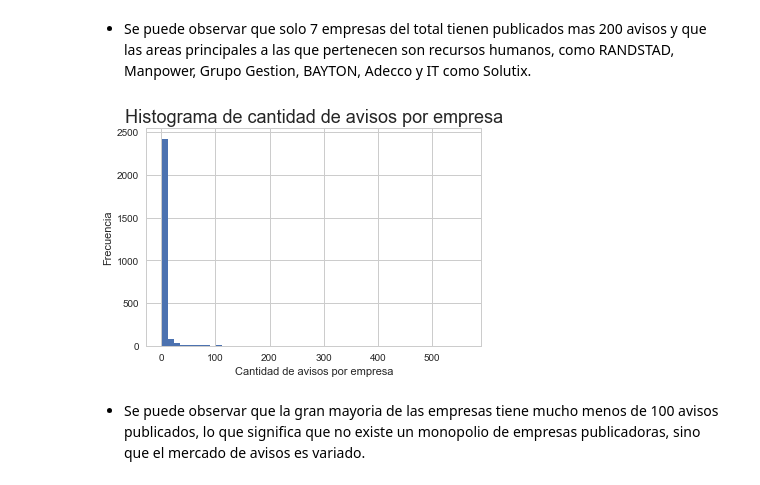
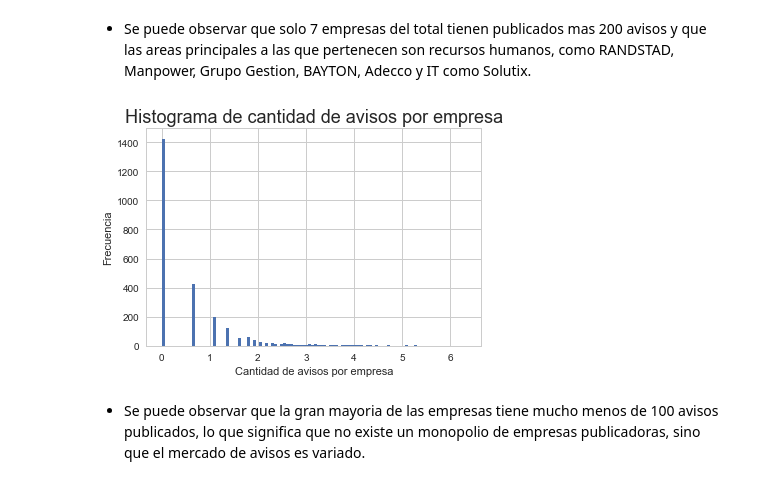
Before and after one commit to GastonMontes/75.06-Datos-TP1, a Jupyter notebook: Notebooks/Estudio_de_empresas.ipynb, the cells around one changed output. Cells and saved outputs as stored; diff of their text form; code cells hidden in the pictures.

```diff
--- a/Notebooks/Estudio_de_empresas.ipynb
+++ b/Notebooks/Estudio_de_empresas.ipynb
@@ -11,16 +11,16 @@ import seaborn as sns
 
 %matplotlib inline
 plt.style.use('default')
-plt.rcParams['figure.figsize'] = (8, 6)
+plt.rcParams['figure.figsize'] = (15, 10)
 sns.set(style="whitegrid")
 # %%
 # Se asume que en la misma carpeta donde esta este archivo existe otra 'datos_navent_fiuba' con los csv.
-df_postulantes_educacion = pd.read_csv("./datos_navent_fiuba/fiuba_1_postulantes_educacion.csv", low_memory=False)
-df_postulantes_genero_y_edad = pd.read_csv("./datos_navent_fiuba/fiuba_2_postulantes_genero_y_edad.csv", low_memory=False)
-df_vistas = pd.read_csv("./datos_navent_fiuba/fiuba_3_vistas.csv", low_memory=False)
-df_postulaciones = pd.read_csv("./datos_navent_fiuba/fiuba_4_postulaciones.csv", low_memory=False)
-df_aviso_online = pd.read_csv("./datos_navent_fiuba/fiuba_5_avisos_online.csv", low_memory=False)
-df_avisos_detalle = pd.read_csv("./datos_navent_fiuba/fiuba_6_avisos_detalle.csv", low_memory=False)
+df_postulantes_educacion = pd.read_csv("../Data/fiuba_1_postulantes_educacion.csv", low_memory=False)
+df_postulantes_genero_y_edad = pd.read_csv("../Data/fiuba_2_postulantes_genero_y_edad.csv", low_memory=False)
+df_vistas = pd.read_csv("../Data/fiuba_3_vistas.csv", low_memory=False)
+df_postulaciones = pd.read_csv("../Data/fiuba_4_postulaciones.csv", low_memory=False)
+df_aviso_online = pd.read_csv("../Data/fiuba_5_avisos_online.csv", low_memory=False)
+df_avisos_detalle = pd.read_csv("../Data/fiuba_6_avisos_detalle.csv", low_memory=False)
 # %% [markdown]
 ## 2. Analisis
 # %% [markdown]
@@ -46,12 +46,12 @@ Name: denominacion_empresa, dtype: object
 # %% [markdown]
 - Se puede observar que solo 7 empresas del total tienen publicados mas 200 avisos y que las areas principales a las que pertenecen son recursos  humanos, como RANDSTAD, Manpower, Grupo Gestion, BAYTON, Adecco y IT como Solutix.
 # %%
-g = (df_avisos_detalle['denominacion_empresa'].value_counts()).plot.hist(bins=50)
+g = (np.log(df_avisos_detalle['denominacion_empresa'].value_counts() + )).plot.hist(bins=100)
 g.set_title('Histograma de cantidad de avisos por empresa', fontsize=18);
 g.set_ylabel('Frecuencia');
 g.set_xlabel('Cantidad de avisos por empresa');
 # %% [output]
-[figure, old version]
+[figure, new version]
 # %% [markdown]
 - Se puede observar que la gran mayoria de las empresas tiene mucho menos de 100 avisos publicados, lo que significa que no existe un monopolio de empresas publicadoras, sino que el mercado de avisos es variado.
 # %% [markdown]
```
Also changed, not shown: parts of 9 cells of this notebook.
